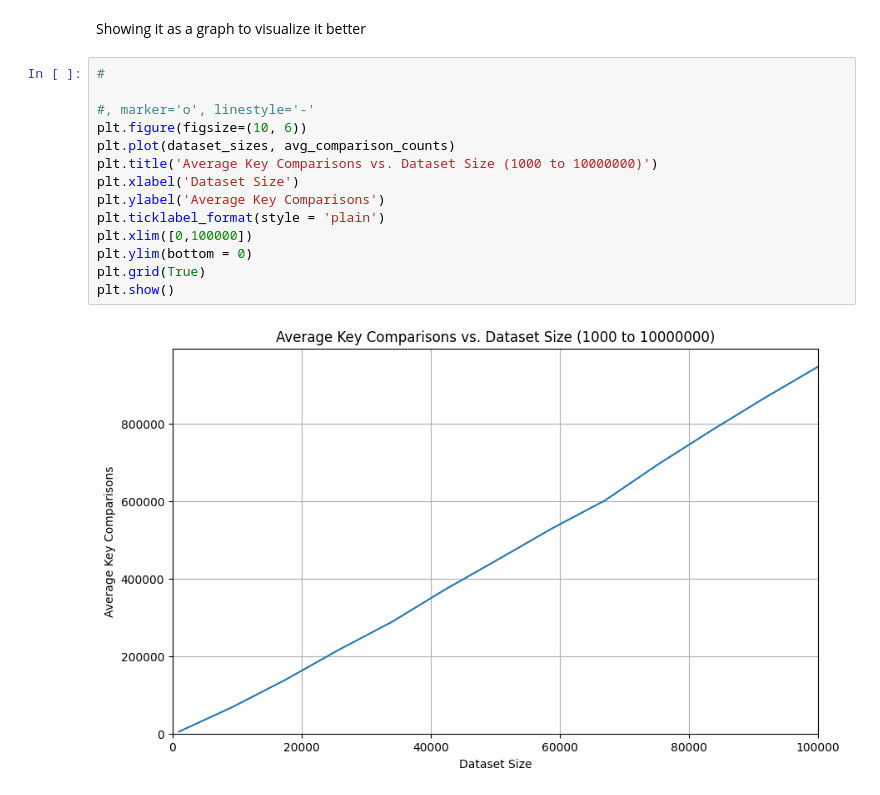
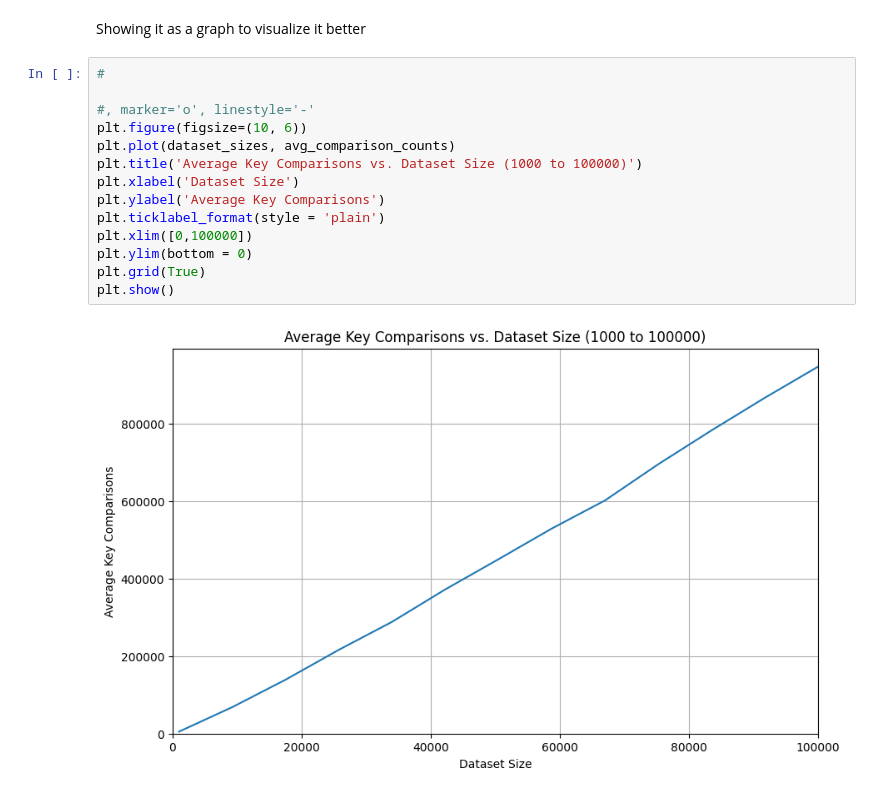
Before and after one commit to kennethlemuel/proj1_hybridsort, a Jupyter notebook: hybridsort_new.ipynb, the cells around one changed output. Drawn from its saved outputs; the diff is of its cells as text.

```diff
--- a/hybridsort_new.ipynb
+++ b/hybridsort_new.ipynb
@@ -177,19 +177,19 @@ Showing it as a graph to visualize it better
 # %%
 #
 
 #, marker='o', linestyle='-'
 plt.figure(figsize=(10, 6))
 plt.plot(dataset_sizes, avg_comparison_counts)
-plt.title('Average Key Comparisons vs. Dataset Size (1000 to 10000000)')
+plt.title('Average Key Comparisons vs. Dataset Size (1000 to 100000)')
 plt.xlabel('Dataset Size')
 plt.ylabel('Average Key Comparisons')
 plt.ticklabel_format(style = 'plain')
 plt.xlim([0,100000])
 plt.ylim(bottom = 0)
 plt.grid(True)
 plt.show()
 # %% [output]
-[figure, old version]
+[figure, new version]
 # %%
 dataset_sizes = list(dataset2.keys())
 avg_comparison_counts = []
```
Also changed, not shown: parts of 2 cells of this notebook, 2 other files.
